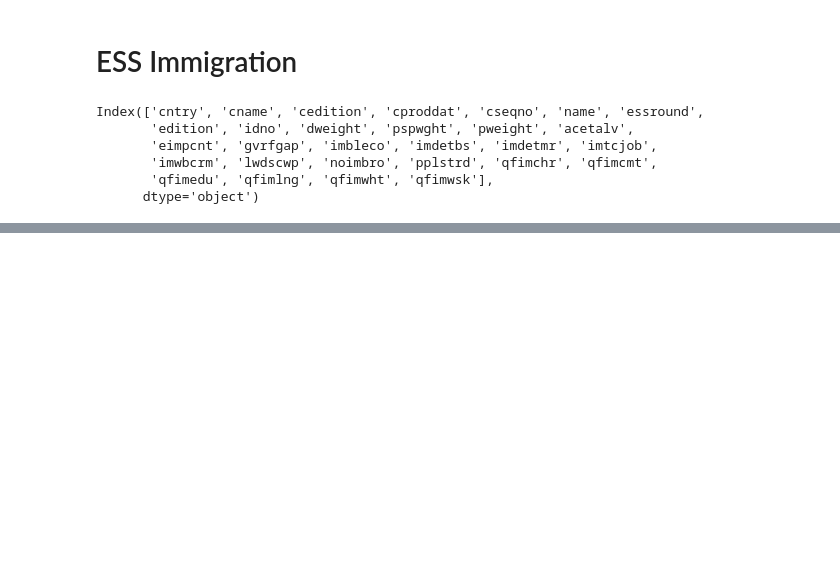
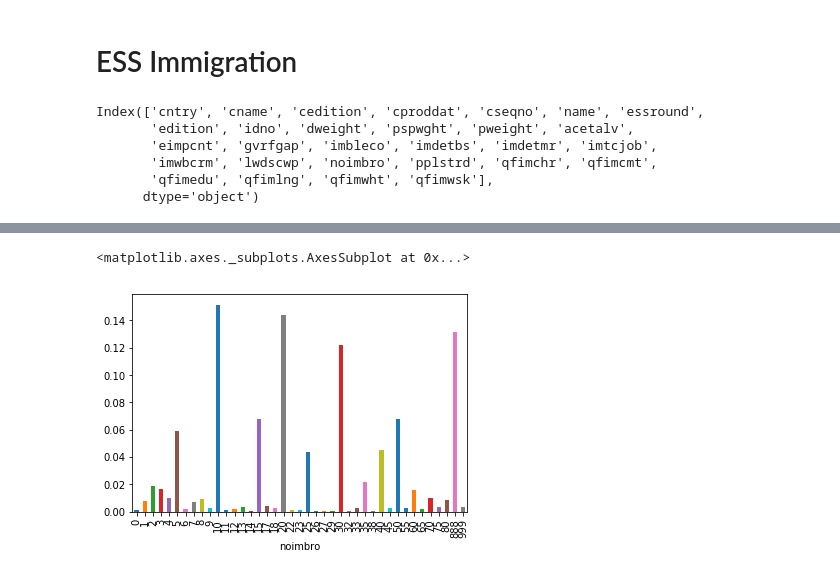
Before and after one commit to agoldhammer/ess, a Jupyter notebook: ESS Immigration.ipynb, the cells around one changed output, grey strips where cells are left out. Cells and saved outputs as stored; diff of their text form; code cells hidden in the pictures; blank space fills up the shorter version.

```diff
--- a/ESS Immigration.ipynb
+++ b/ESS Immigration.ipynb
@@ -27,0 +31,5 @@ utils.barplot(imm, "pplstrd", countries=["DE", "FR"])
+# %%
+c.plot(kind='bar')
+# %% [output]
+<matplotlib.axes._subplots.AxesSubplot at 0x...>
+[figure, added]
```
Also changed, not shown: parts of 2 cells of this notebook, 1 other file.
